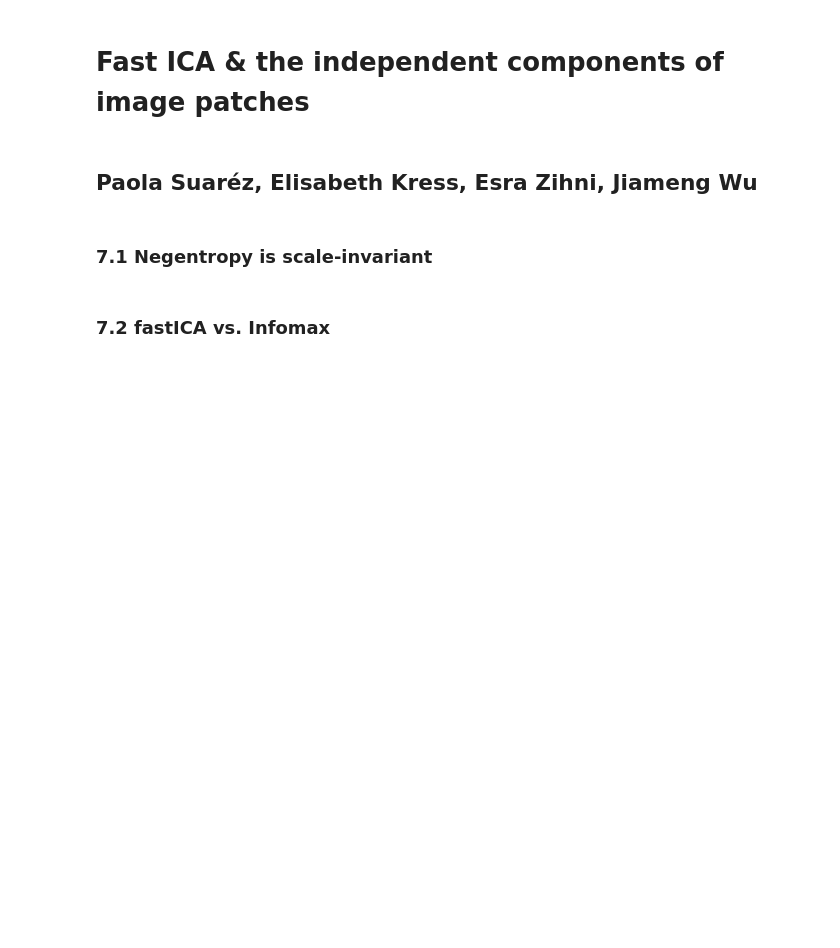
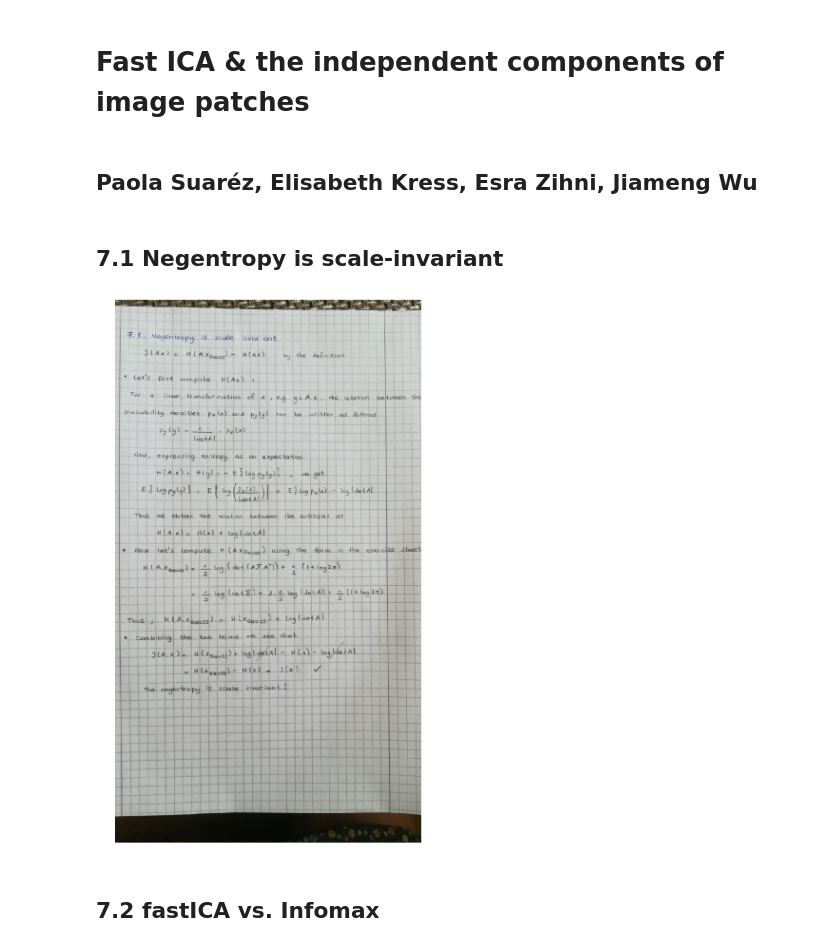
Before and after one commit to psrmx/The_Chantastic4, a Jupyter notebook: PS07/MI2_07_TheChantastic4.ipynb, the cells around one changed output. Drawn from its saved outputs; the diff is of its cells as text; code cells hidden in the pictures; blank space fills up the shorter version.

```diff
--- a/PS07/MI2_07_TheChantastic4.ipynb
+++ b/PS07/MI2_07_TheChantastic4.ipynb
@@ -12,9 +12,18 @@ from sklearn.feature_extraction.image import extract_patches_2d
 
 %matplotlib inline
 # %% [markdown]
-### 7.1 Negentropy is scale-invariant
+## 7.1 Negentropy is scale-invariant
+# %%
+a = plt.imread("analytical.jpg")
+# %%
+plt.figure(figsize=(18,21))
+plt.imshow(a)
+plt.axis("off")
+plt.show()
+# %% [output]
+[figure, added]
 # %% [markdown]
-### 7.2 fastICA vs. Infomax
+## 7.2 fastICA vs. Infomax
 # %%
 # Helper function for the transformed data
 def logistic(y):
```
Also changed, not shown: parts of 17 cells of this notebook.
